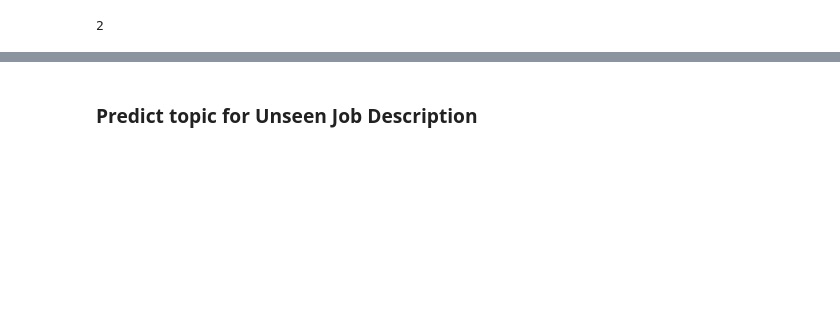
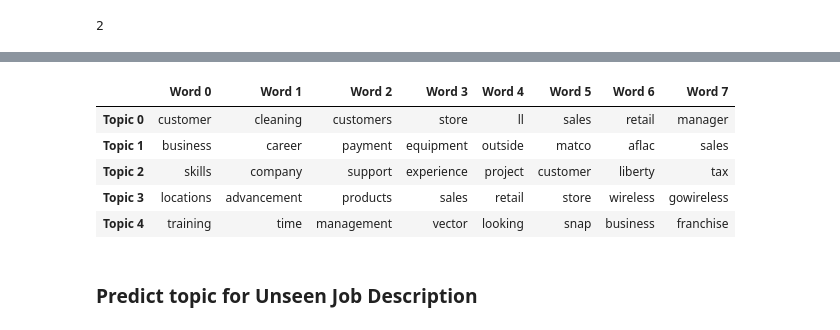
Before and after one commit to etzimopoulos/Job-descriptions-topic-modelling-using-NLP, a Jupyter notebook: topic-modelling-part2-kaggle-jobs-LDA-NMF.ipynb, the cells around one changed output, grey strips where cells are left out. Cells and saved outputs as stored; diff of their text form; code cells hidden in the pictures; blank space fills up the shorter version.

```diff
--- a/topic-modelling-part2-kaggle-jobs-LDA-NMF.ipynb
+++ b/topic-modelling-part2-kaggle-jobs-LDA-NMF.ipynb
@@ -544,0 +539,13 @@ ValueError: Length of values does not match length of index
+# %%
+
+#df_topic_keywords = pd.DataFrame(topic_keywords)
+top_topics.columns = ['Word '+str(i) for i in range(top_topics.shape[1])]
+top_topics.index = ['Topic '+str(i) for i in range(top_topics.shape[0])]
+top_topics
+# %% [output]
+|  | Word 0 | Word 1 | Word 2 | Word 3 | Word 4 | Word 5 | Word 6 | Word 7 |
+| Topic 0 | customer | cleaning | customers | store | ll | sales | retail | manager |
+| Topic 1 | business | career | payment | equipment | outside | matco | aflac | sales |
+| Topic 2 | skills | company | support | experience | project | customer | liberty | tax |
+| Topic 3 | locations | advancement | products | sales | retail | store | wireless | gowireless |
+| Topic 4 | training | time | management | vector | looking | snap | business | franchise |
```
Also changed, not shown: parts of 35 cells of this notebook, 1 other file.
